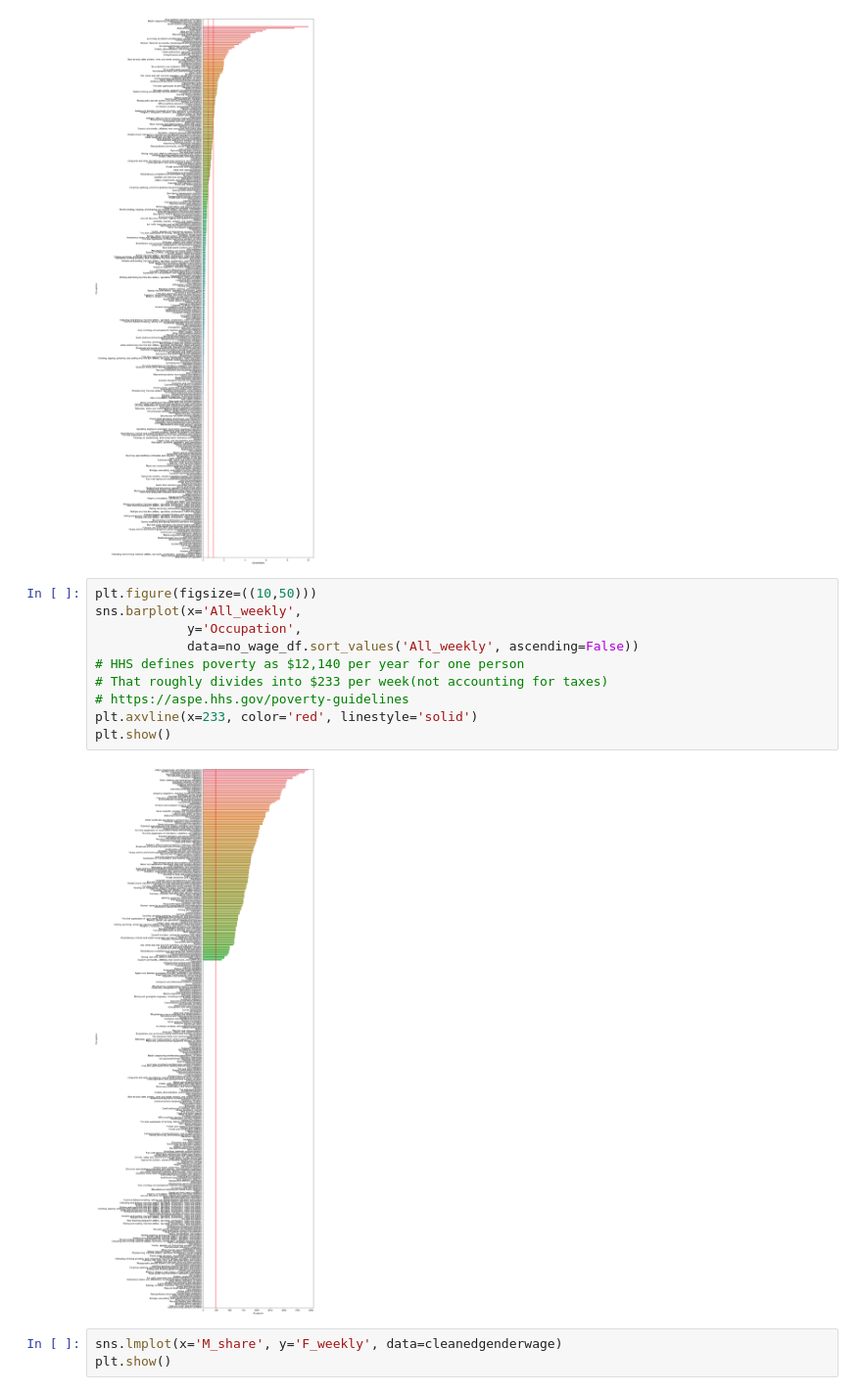
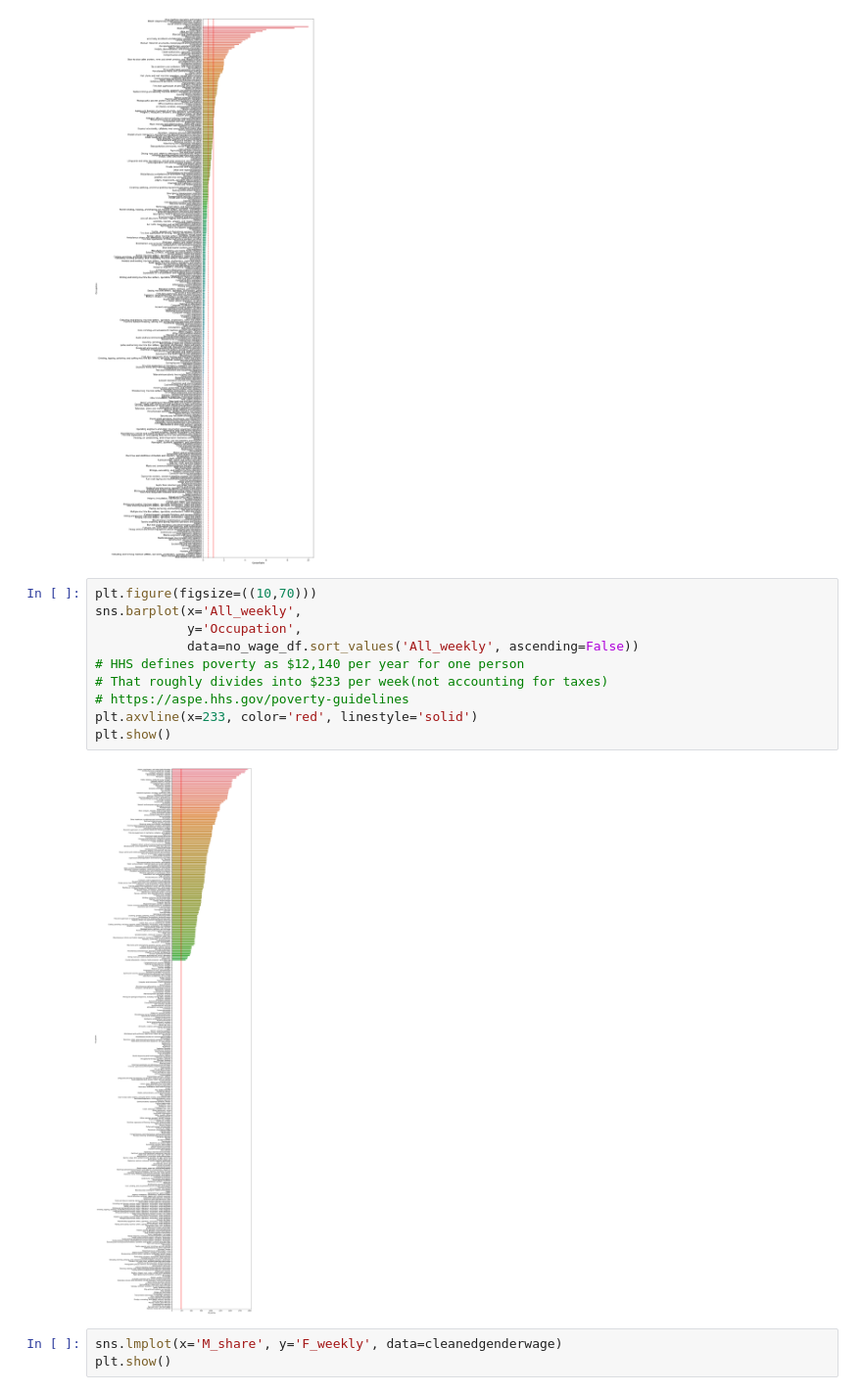
Before and after one commit to Schmidt8181/CapstoneProject, a Jupyter notebook: CapstoneProject.ipynb, the cells around one changed output. Shown at 98% size. Cells and saved outputs as stored; diff of their text form.

```diff
--- a/CapstoneProject.ipynb
+++ b/CapstoneProject.ipynb
@@ -402,17 +392,17 @@ plt.show()
 # %% [output]
 [figure]
 # %%
-plt.figure(figsize=((10,50)))
+plt.figure(figsize=((10,70)))
 sns.barplot(x='All_weekly',
             y='Occupation',
             data=no_wage_df.sort_values('All_weekly', ascending=False))
 # HHS defines poverty as $12,140 per year for one person
 # That roughly divides into $233 per week(not accounting for taxes)
 # https://aspe.hhs.gov/poverty-guidelines
 plt.axvline(x=233, color='red', linestyle='solid')
 plt.show()
 # %% [output]
-[figure, old version]
+[figure, new version]
 # %%
 sns.lmplot(x='M_share', y='F_weekly', data=cleanedgenderwage)
 plt.show()
```
Also changed, not shown: parts of 16 cells of this notebook.
